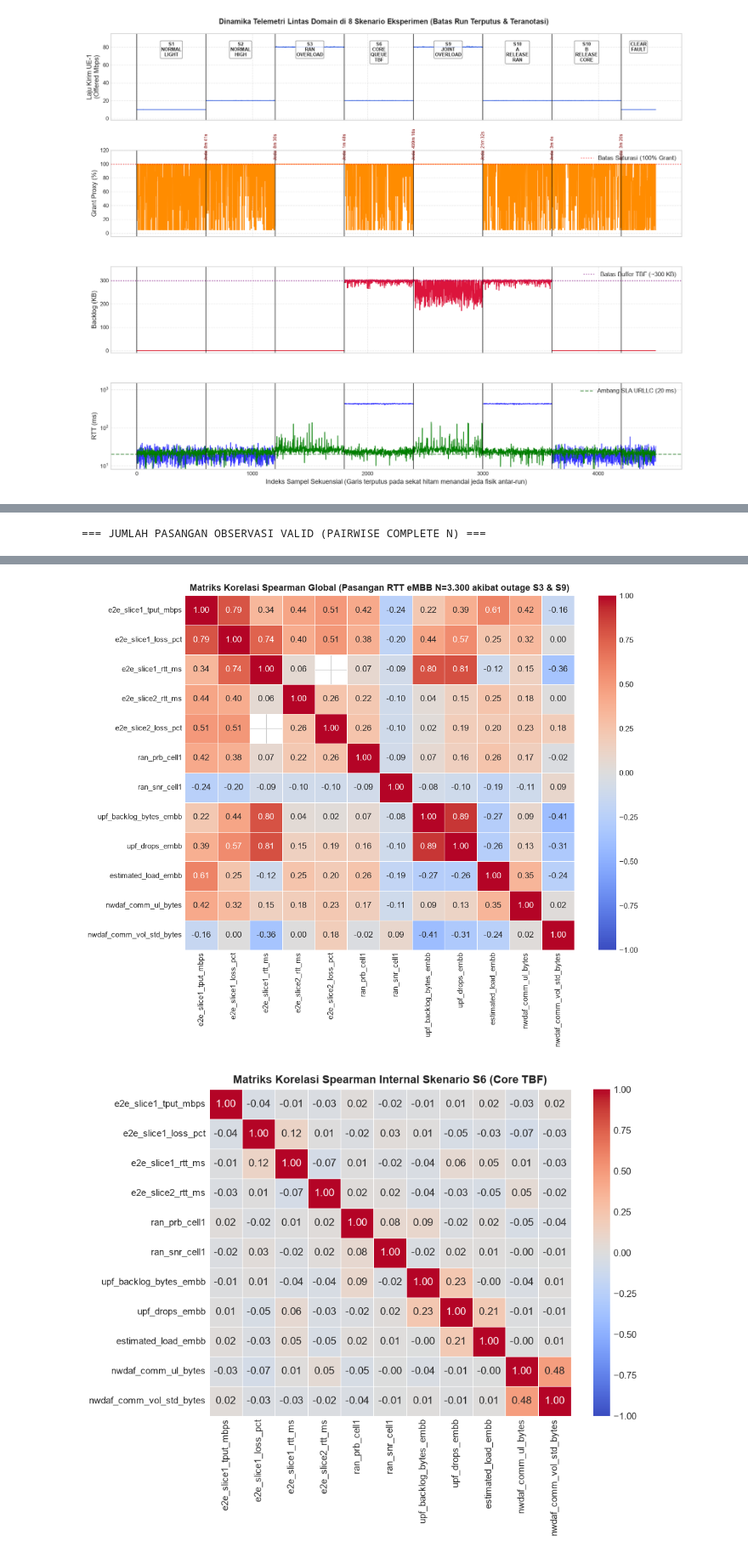
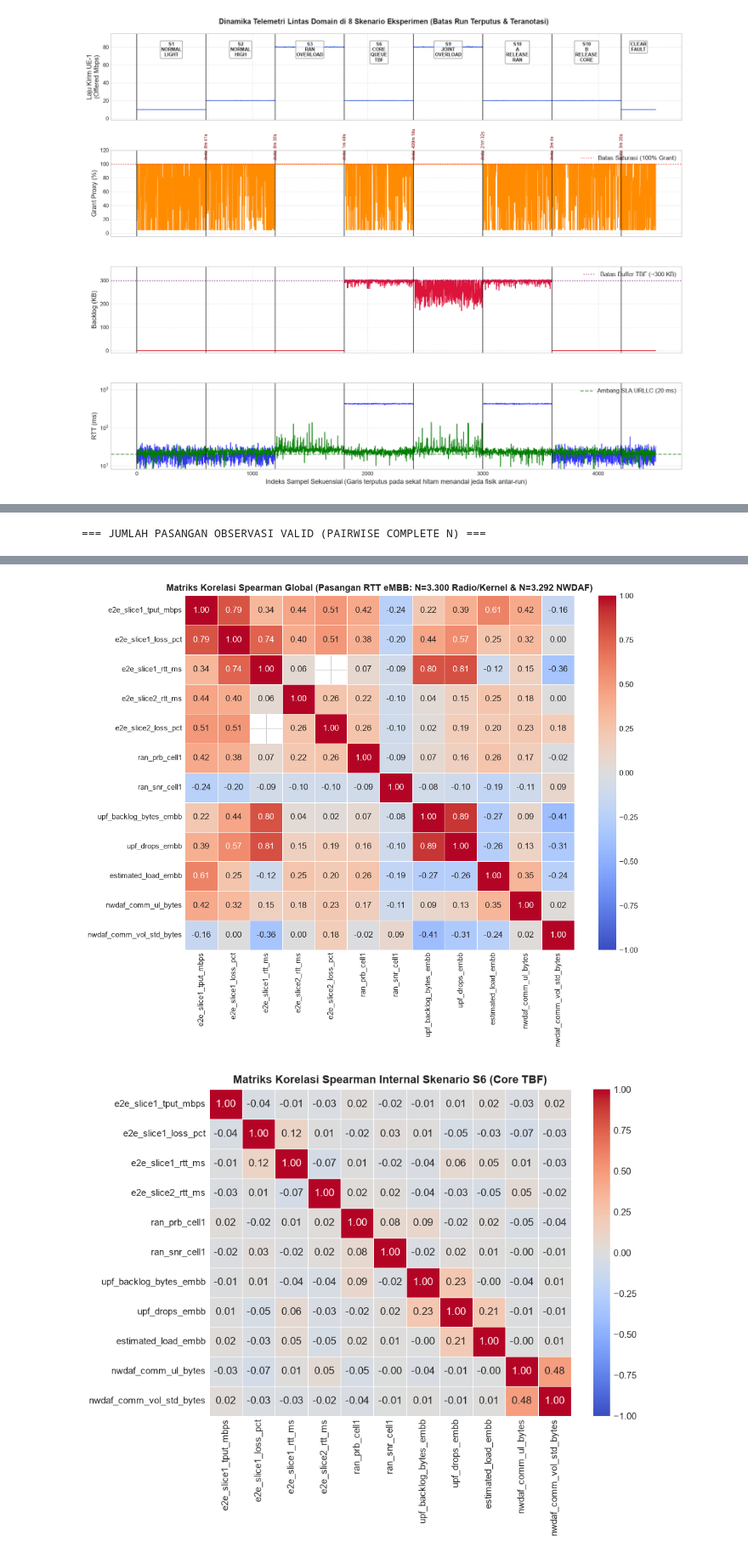
Before and after one commit to IdhulRahman/Thesis, a Jupyter notebook: experiments/01_telemetry_eda.ipynb, the cells around one changed output, grey strips where cells are left out. Shown at 85% size. Drawn from its saved outputs; the diff is of its cells as text; code cells hidden in the pictures.

Commit message:
fix(eda): align Set B by excluding raw duration, update source update cadence label, fix pairwise N title, and eliminate all warnings

```diff
--- a/experiments/01_telemetry_eda.ipynb
+++ b/experiments/01_telemetry_eda.ipynb
@@ -465,35 +463,35 @@ display(n_matrix)
 corr_global = df[candidate_features].corr(method='spearman')
 plt.figure(figsize=(10, 8))
 sns.heatmap(corr_global, annot=True, fmt='.2f', cmap='coolwarm', vmin=-1.0, vmax=1.0, linewidths=0.5)
-plt.title('Matriks Korelasi Spearman Global (Pasangan RTT eMBB N=3.300 akibat outage S3 & S9)', fontweight='bold')
+plt.title('Matriks Korelasi Spearman Global (Pasangan RTT eMBB: N=3.300 Radio/Kernel & N=3.292 NWDAF)', fontweight='bold')
 plt.tight_layout()
 plt.show()
 
 # Korelasi Spearman Internal Skenario Core Bottleneck (S6)
 df_s6 = df[df['event_scenario'] == 'S6_CORE_QUEUE_TBF'][candidate_features].dropna(axis=1, how='all')
 varying_s6 = [c for c in df_s6.columns if df_s6[c].nunique() > 1]
 corr_s6 = df_s6[varying_s6].corr(method='spearman')
 plt.figure(figsize=(8, 6.5))
 sns.heatmap(corr_s6, annot=True, fmt='.2f', cmap='coolwarm', vmin=-1.0, vmax=1.0, linewidths=0.5)
 plt.title('Matriks Korelasi Spearman Internal Skenario S6 (Core TBF)', fontweight='bold')
 plt.tight_layout()
 plt.show()
 # %% [output]
 === JUMLAH PASANGAN OBSERVASI VALID (PAIRWISE COMPLETE N) ===
 |  | e2e_slice1_tput_mbps | e2e_slice1_loss_pct | e2e_slice1_rtt_ms | e2e_slice2_rtt_ms | e2e_slice2_loss_pct | ... |
 | e2e_slice1_tput_mbps | 4500 | 4500 | 3300 | 4500 | 4500 | ... |
 | e2e_slice1_loss_pct | 4500 | 4500 | 3300 | 4500 | 4500 | ... |
 | e2e_slice1_rtt_ms | 3300 | 3300 | 3300 | 3300 | 3300 | ... |
 | e2e_slice2_rtt_ms | 4500 | 4500 | 3300 | 4500 | 4500 | ... |
 | e2e_slice2_loss_pct | 4500 | 4500 | 3300 | 4500 | 4500 | ... |
 | ran_prb_cell1 | 4500 | 4500 | 3300 | 4500 | 4500 | ... |
 | ran_snr_cell1 | 4500 | 4500 | 3300 | 4500 | 4500 | ... |
 | upf_backlog_bytes_embb | 4500 | 4500 | 3300 | 4500 | 4500 | ... |
 | upf_drops_embb | 4500 | 4500 | 3300 | 4500 | 4500 | ... |
 | estimated_load_embb | 4500 | 4500 | 3300 | 4500 | 4500 | ... |
 | nwdaf_comm_ul_bytes | 4489 | 4489 | 3292 | 4489 | 4489 | ... |
 | nwdaf_comm_vol_std_bytes | 4489 | 4489 | 3292 | 4489 | 4489 | ... |
-[figure, old version]
+[figure, new version]
 [figure]
 # %% [markdown]
 ## Tahap 5: Evaluasi Distribusi & Keterpisahan Data per Domain (Feature Separability Assessment)
```
Also changed, not shown: parts of 9 cells of this notebook.
